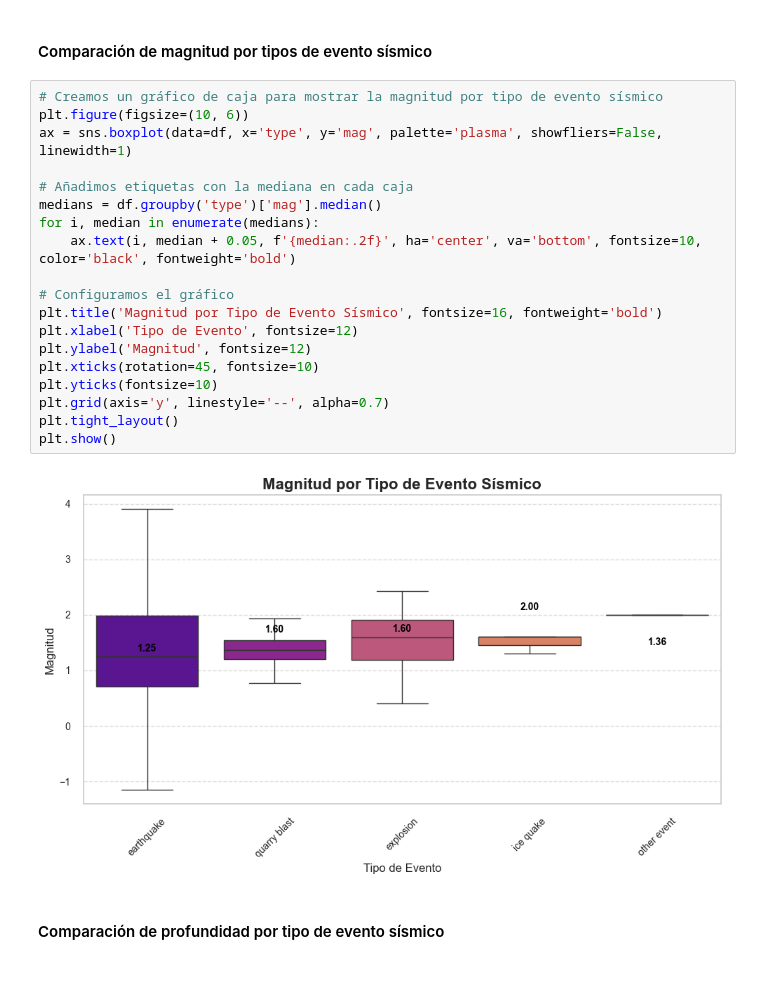
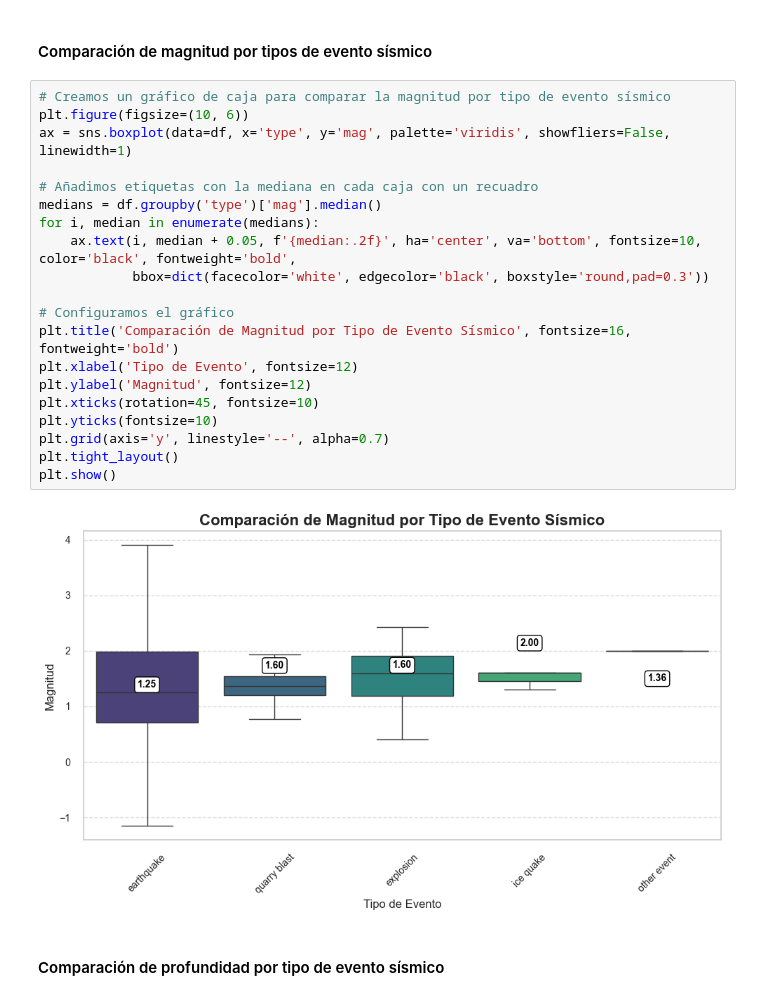
Before and after one commit to carlxngel/Investigaci-n-y-analisis-sobre-seismos, a Jupyter notebook: EDA.ipynb, the cells around one changed output. Cells and saved outputs as stored; diff of their text form.

```diff
--- a/EDA.ipynb
+++ b/EDA.ipynb
@@ -108,26 +110,27 @@ Conclusiones:
 # %% [markdown]
 #### Comparación de magnitud por tipos de evento sísmico
 # %%
-# Creamos un gráfico de caja para mostrar la magnitud por tipo de evento sísmico
+# Creamos un gráfico de caja para comparar la magnitud por tipo de evento sísmico
 plt.figure(figsize=(10, 6))
-ax = sns.boxplot(data=df, x='type', y='mag', palette='plasma', showfliers=False, linewidth=1)
+ax = sns.boxplot(data=df, x='type', y='mag', palette='viridis', showfliers=False, linewidth=1)
 
-# Añadimos etiquetas con la mediana en cada caja
+# Añadimos etiquetas con la mediana en cada caja con un recuadro
 medians = df.groupby('type')['mag'].median()
 for i, median in enumerate(medians):
-    ax.text(i, median + 0.05, f'{median:.2f}', ha='center', va='bottom', fontsize=10, color='black', fontweight='bold')
+    ax.text(i, median + 0.05, f'{median:.2f}', ha='center', va='bottom', fontsize=10, color='black', fontweight='bold',
+            bbox=dict(facecolor='white', edgecolor='black', boxstyle='round,pad=0.3'))
 
 # Configuramos el gráfico
-plt.title('Magnitud por Tipo de Evento Sísmico', fontsize=16, fontweight='bold')
+plt.title('Comparación de Magnitud por Tipo de Evento Sísmico', fontsize=16, fontweight='bold')
 plt.xlabel('Tipo de Evento', fontsize=12)
 plt.ylabel('Magnitud', fontsize=12)
 plt.xticks(rotation=45, fontsize=10)
 plt.yticks(fontsize=10)
 plt.grid(axis='y', linestyle='--', alpha=0.7)
 plt.tight_layout()
 plt.show()
 # %% [output]
-[figure, old version]
+[figure, new version]
 # %% [markdown]
 #### Comparación de profundidad por tipo de evento sísmico
 # %%
```
Also changed, not shown: parts of 7 cells of this notebook.
